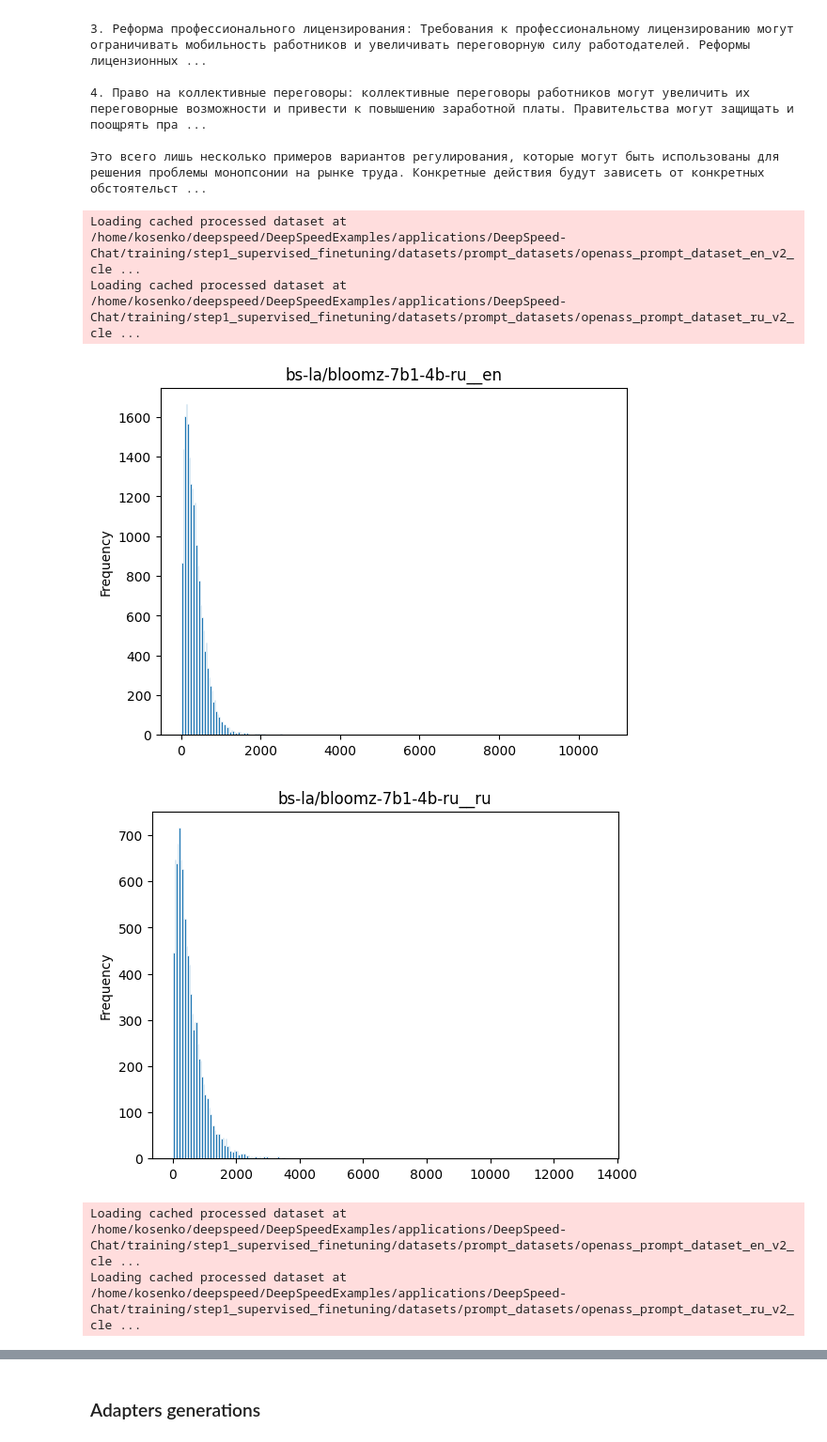
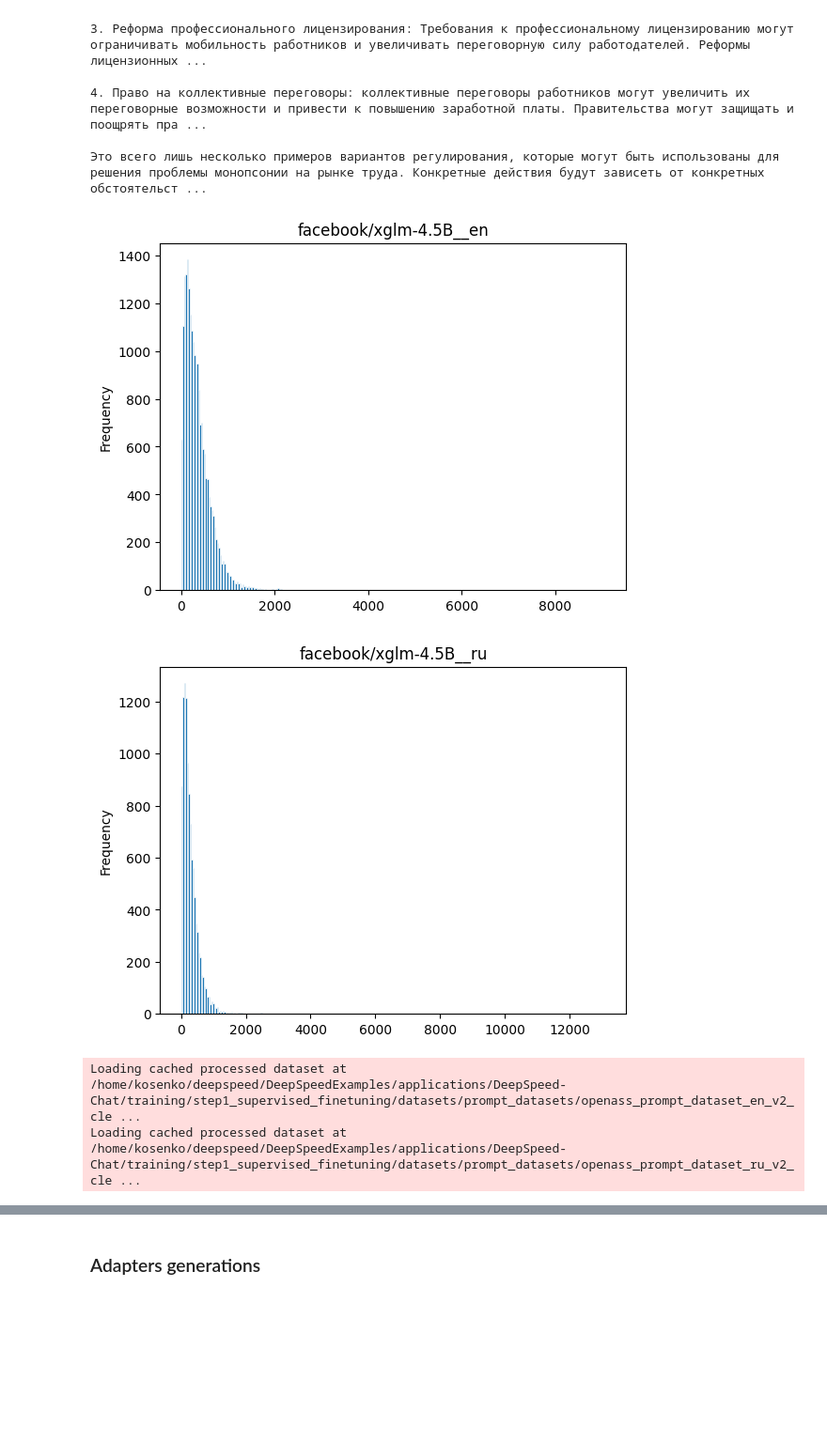
Before and after one commit to dmitrymailk/ru_lm, a Jupyter notebook: applications/DeepSpeed-Chat/training/step1_supervised_finetuning/notebooks/models.ipynb, the cells around one changed output, grey strips where cells are left out. Shown at 94% size. Cells and saved outputs as stored; diff of their text form; code cells hidden in the pictures; blank space fills up the shorter version.

Commit message:
add all xglm evaluation

```diff
--- a/applications/DeepSpeed-Chat/training/step1_supervised_finetuning/notebooks/models.ipynb
+++ b/applications/DeepSpeed-Chat/training/step1_supervised_finetuning/notebooks/models.ipynb
@@ -635,39 +641,37 @@ def analyse_tokenizer(
     ru_lengths = dataset_ru["len"]
 
     visualize_hist(en_lengths, f"{model_name}__en")
     visualize_hist(ru_lengths, f"{model_name}__ru")
 
 
 models_list = [
     # "ai-forever/rugpt3xl",
     # "ai-forever/mGPT",
-    # "facebook/xglm-4.5B",
+    "facebook/xglm-4.5B",
     "bs-la/bloomz-7b1-4b-ru",
     "tiiuae/falcon-7b",
     "tiiuae/falcon-40b",
     # "lmsys/vicuna-7b-delta-v1.1",
     "togethercomputer/RedPajama-INCITE-7B-Chat",
     "databricks/dolly-v2-12b",
     "EleutherAI/gpt-neox-20b",
     "mosaicml/mpt-7b-instruct",
-    "openlm-research/open_llama_13b",
-    "timdettmers/guanaco-33b-merged"
+    # "openlm-research/open_llama_13b",
+    # "timdettmers/guanaco-33b-merged"
     # "mosaicml/mpt-7b-storywriter",
     # "stabilityai/stablelm-base-alpha-7b",
     # "Writer/camel-5b-hf",
     # "facebook/opt-6.7b",
     # "facebook/opt-13b",
     # "facebook/opt-iml-30b",
 ]
 
 for model_name in models_list:
     analyse_tokenizer(
         model_name=model_name, dataset_en=dataset_en, dataset_ru=dataset_ru
     )
 # %% [output]
-Loading cached processed dataset at /home/kosenko/deepspeed/DeepSpeedExamples/applications/DeepSpeed-Chat/training/step1_supervised_finetuning/datasets/prompt_datasets/openass_prompt_dataset_en_v2_cle ...
-Loading cached processed dataset at /home/kosenko/deepspeed/DeepSpeedExamples/applications/DeepSpeed-Chat/training/step1_supervised_finetuning/datasets/prompt_datasets/openass_prompt_dataset_ru_v2_cle ...
-[figure, old version]
+[figure, new version]
-[figure, old version]
+[figure, new version]
-Loading cached processed dataset at /home/kosenko/deepspeed/DeepSpeedExamples/applications/DeepSpeed-Chat/training/step1_supervised_finetuning/datasets/prompt_datasets/openass_prompt_dataset_en_v2_cle ...
-Loading cached processed dataset at /home/kosenko/deepspeed/DeepSpeedExamples/applications/DeepSpeed-Chat/training/step1_supervised_finetuning/datasets/prompt_datasets/openass_prompt_dataset_ru_v2_cle ...
+Loading cached processed dataset at /home/kosenko/deepspeed/DeepSpeedExamples/applications/DeepSpeed-Chat/training/step1_supervised_finetuning/datasets/prompt_datasets/openass_prompt_dataset_en_v2_cle ...
+Loading cached processed dataset at /home/kosenko/deepspeed/DeepSpeedExamples/applications/DeepSpeed-Chat/training/step1_supervised_finetuning/datasets/prompt_datasets/openass_prompt_dataset_ru_v2_cle ...
```
Also changed, not shown: parts of 16 cells of this notebook, 9 other files.
